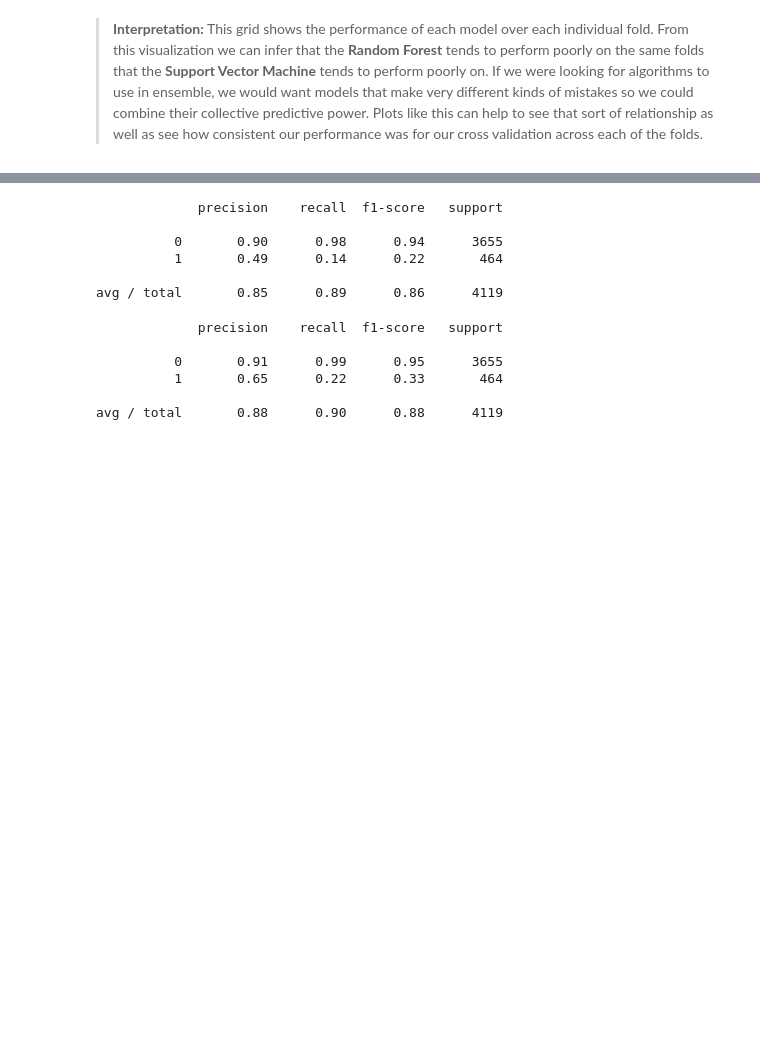
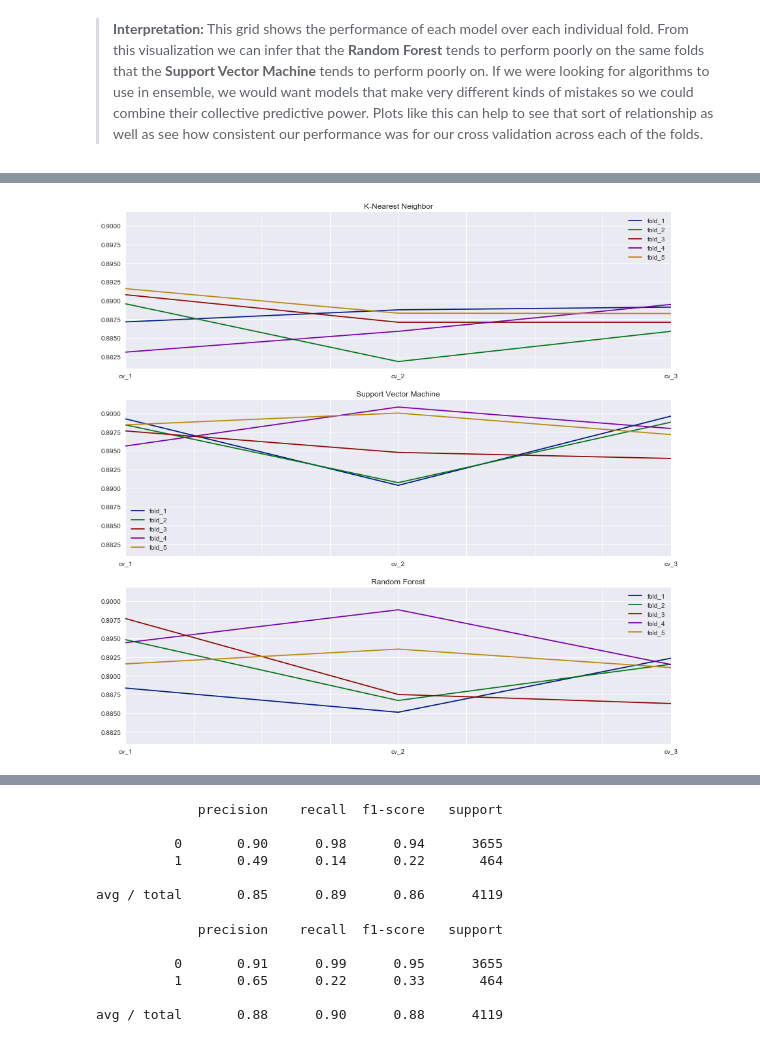
Before and after one commit to GriffinLane/DataMining-Lab2, a Jupyter notebook: Lab 2.ipynb, the cells around one changed output, grey strips where cells are left out. Cells and saved outputs as stored; diff of their text form; code cells hidden in the pictures; blank space fills up the shorter version.

```diff
--- a/Lab 2.ipynb
+++ b/Lab 2.ipynb
@@ -541,0 +559,19 @@ Average Distributions:
+# %%
+knn_accuracy = get_criteria("knn", "accuracy")
+svm_accuracy = get_criteria("svm", "accuracy")
+rf_accuracy = get_criteria("rf", "accuracy")
+# %%
+fig, axarr = plt.subplots(3,1, sharey=True, figsize=[15,15])
+
+axarr[0].title.set_text("K-Nearest Neighbor")
+knn_accuracy.plot(ax=axarr[0])
+
+axarr[1].title.set_text("Support Vector Machine")
+svm_accuracy.plot(ax=axarr[1])
+
+axarr[2].title.set_text("Random Forest")
+rf_accuracy.plot(ax=axarr[2])
+
+plt.show()
+# %% [output]
+[figure, added]
```
Also changed, not shown: parts of 30 cells of this notebook.
